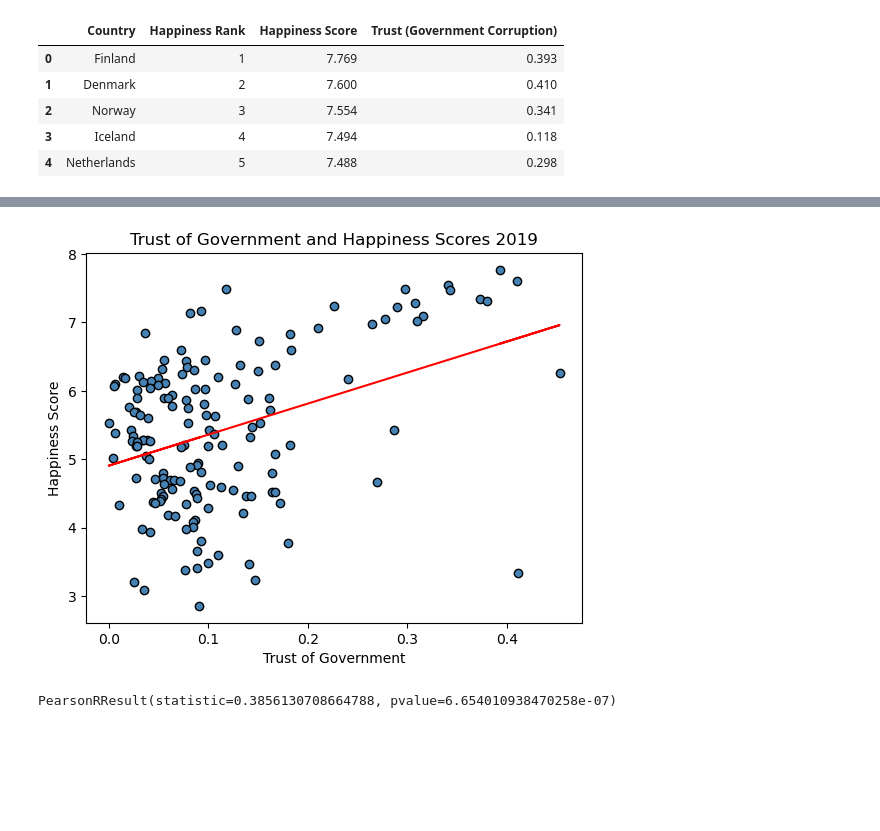
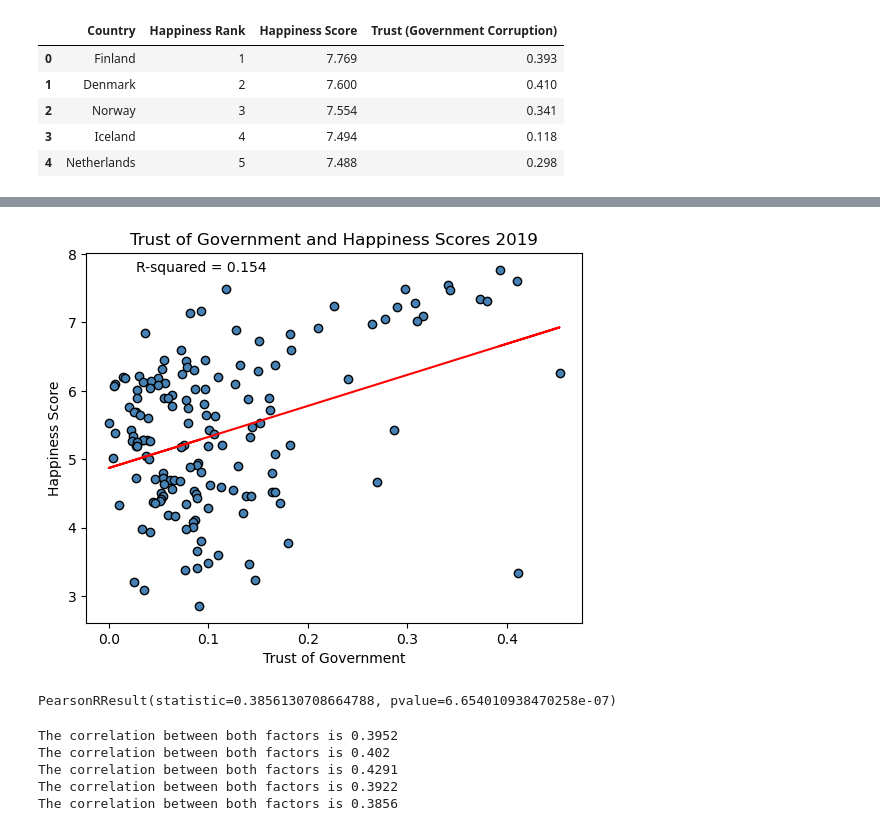
Before and after one commit to speedsk8103/project_1_group_4, a Jupyter notebook: jae_notebook.ipynb, the cells around one changed output, grey strips where cells are left out. Cells and saved outputs as stored; diff of their text form; code cells hidden in the pictures; blank space fills up the shorter version.

```diff
--- a/jae_notebook.ipynb
+++ b/jae_notebook.ipynb
@@ -328,21 +368,25 @@ clean_18[["Country", "Happiness Rank", "Happiness Score", "Trust (Government Cor
 
 # calculate mean of happiness score and trust in government columns for each year's dataset. include linear regression.
 # 2018
-(slope, intercept, rvalue, pvalue, stderr) = linregress(x_values, y_values)
+x_values = clean_18['Trust (Government Corruption)']
+y_values = clean_18['Happiness Score']
+
+fig, ax = plt.subplots()
+r_squared = rvalue ** 2
+ax.text(.1, 0.95, f"R-squared = {r_squared:.3f}", transform=ax.transAxes)
 regress_values = x_values * slope + intercept
 line_eq = "y = " + str(round(slope,2)) + "x + " + str(round(intercept,2))
-
-# plot the scatter plot and the regression line
-plt.figure(figsize=(8, 6))
-plt.scatter(x_values, y_values,edgecolors="black", facecolors="steelblue")
-plt.plot(x_values, regress_values, "r-")
+plt.scatter(x_values,y_values,edgecolors="black", facecolors="steelblue")
+plt.plot(x_values,regress_values,"r-")
+(slope, intercept, rvalue, pvalue, stderr) = linregress(x_values, y_values)
+plt.annotate(line_eq,(5.8,0.8),fontsize=15,color="red")
 plt.title("Trust of Government and Happiness Scores 2018")
 plt.xlabel("Trust of Government")
 plt.ylabel("Happiness Score")
 plt.savefig('images/trust_2018.png')
+
+# Correlation between Trust of Government/Happiness Score in 2018.
+corr_2018 = st.pearsonr(x_values,y_values)
 plt.show()
-# Correlation between Trust of Government/Happiness Score in 2018.
-correlation = st.pearsonr(x_values,y_values)
-plt.show()
-correlation
+corr_2018
 # %% [output]
@@ -351,33 +395,48 @@ PearsonRResult(statistic=0.4290797372221721, pvalue=2.538310699741526e-08)
 # %%
 #rename columns for continuity.
 clean_19 = nine_df[["Country or region", "Overall rank", "Score", "Perceptions of corruption"]]
 clean_19 = clean_19.rename(columns={"Country or region":"Country",
                                                 "Overall rank":"Happiness Rank",
                                                   "Score":"Happiness Score",
                                                   "Perceptions of corruption":"Trust (Government Corruption)"})
 clean_19[["Country", "Happiness Rank", "Happiness Score", "Trust (Government Corruption)"]]
 
 #calculate mean of happiness score and trust in government columns for each year's dataset. include linear regression.
 #2019
 x_values = clean_19['Trust (Government Corruption)']
 y_values = clean_19['Happiness Score']
-(slope, intercept, rvalue, pvalue, stderr) = linregress(x_values, y_values)
+
+fig, ax = plt.subplots()
+r_squared = rvalue ** 2
+ax.text(.1, 0.95, f"R-squared = {r_squared:.3f}", transform=ax.transAxes)
 regress_values = x_values * slope + intercept
 line_eq = "y = " + str(round(slope,2)) + "x + " + str(round(intercept,2))
 plt.scatter(x_values,y_values,edgecolors="black", facecolors="steelblue")
 plt.plot(x_values,regress_values,"r-")
+(slope, intercept, rvalue, pvalue, stderr) = linregress(x_values, y_values)
 plt.annotate(line_eq,(5.8,0.8),fontsize=15,color="red")
 plt.title("Trust of Government and Happiness Scores 2019")
 plt.xlabel("Trust of Government")
 plt.ylabel("Happiness Score")
 plt.savefig('images/trust_2019.png')
+# Correlation between Trust of Government/Happiness Score in 2019.
+corr_2019 = st.pearsonr(x_values,y_values)
 plt.show()
-# Correlation between Trust of Government/Happiness Score in 2019.
-correlation = st.pearsonr(x_values,y_values)
-plt.show()
-correlation
+corr_2019
 # %% [output]
-[figure, old version]
+[figure, new version]
 PearsonRResult(statistic=0.3856130708664788, pvalue=6.654010938470258e-07)
 # %%
 #examine each factor's correlation with the overall happiness score
+
+print(f"The correlation between both factors is {round(corr_2015[0],4)}")
+print(f"The correlation between both factors is {round(corr_2016[0],4)}")
+print(f"The correlation between both factors is {round(corr_2017[0],4)}")
+print(f"The correlation between both factors is {round(corr_2018[0],4)}")
+print(f"The correlation between both factors is {round(corr_2019[0],4)}")
+# %% [output]
+The correlation between both factors is 0.3952
+The correlation between both factors is 0.402
+The correlation between both factors is 0.4291
+The correlation between both factors is 0.3922
+The correlation between both factors is 0.3856
```
Also changed, not shown: parts of 20 cells of this notebook, 19 other files.
